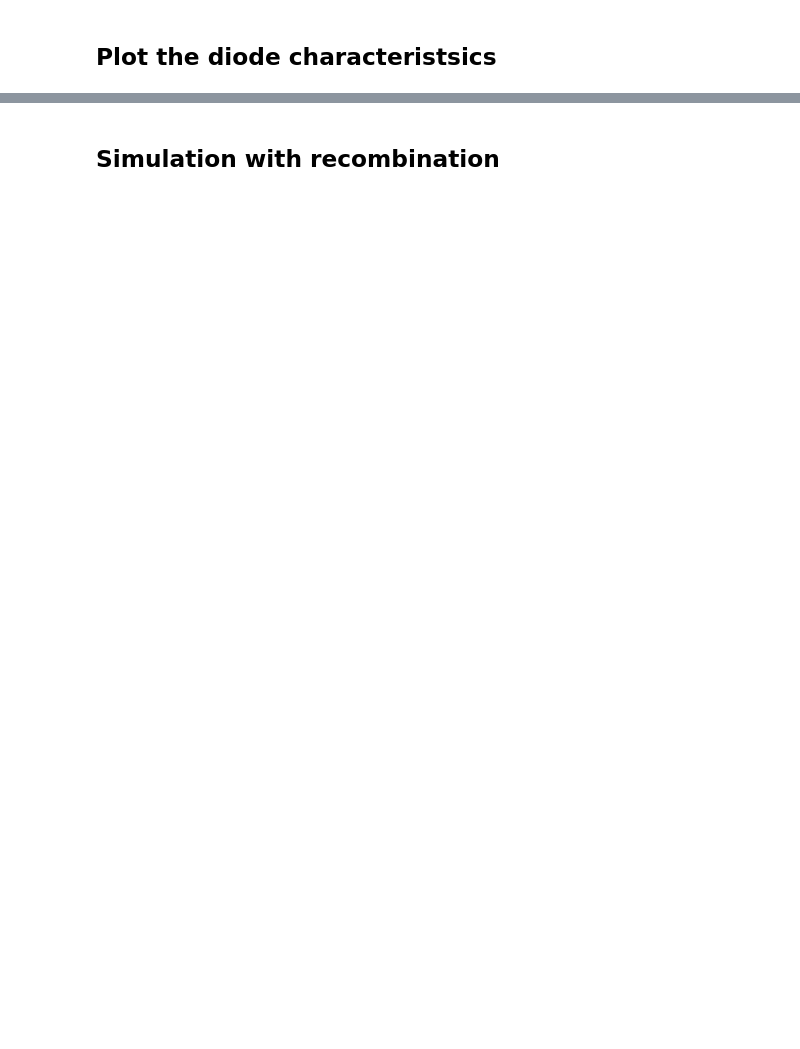
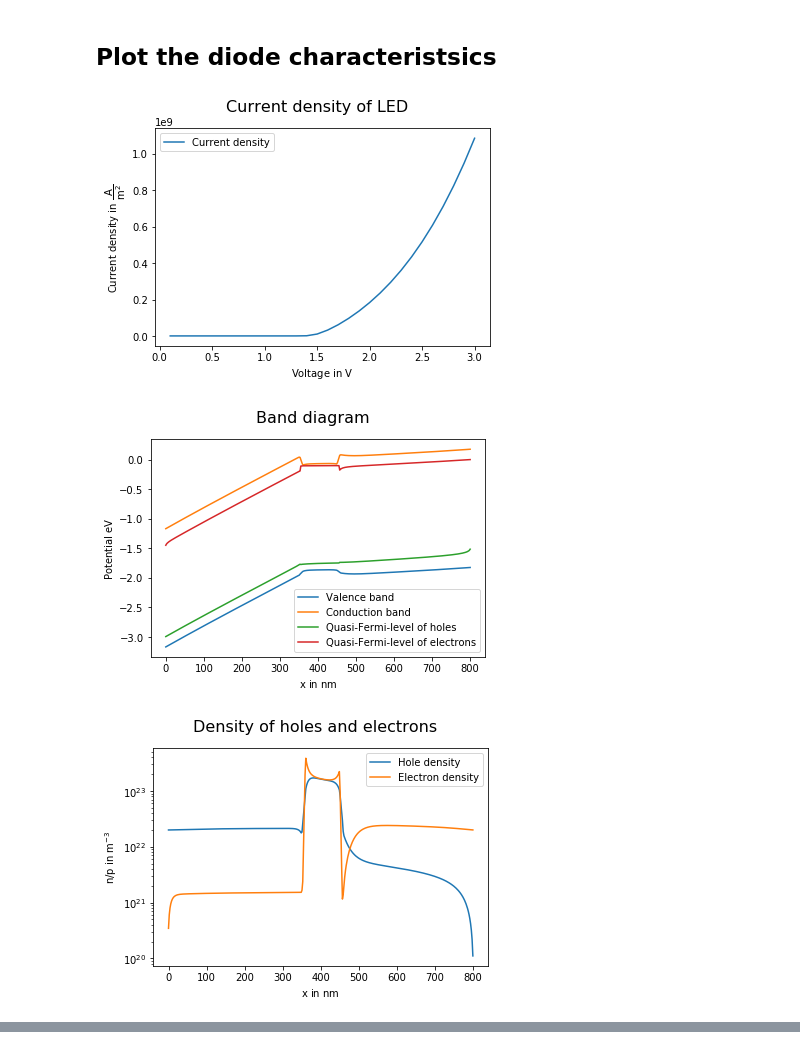
Before and after one commit to pabele/synumses, a Jupyter notebook: examples/jupyter/02_GaAs_LED/01_AlGaAs_LED.ipynb, the cells around one changed output, grey strips where cells are left out. Saved outputs shown, nothing was run; the diff lists cells and outputs as text; code cells hidden in the pictures; blank space fills up the shorter version.

```diff
--- a/examples/jupyter/02_GaAs_LED/01_AlGaAs_LED.ipynb
+++ b/examples/jupyter/02_GaAs_LED/01_AlGaAs_LED.ipynb
@@ -402,7 +480,7 @@ while (u_actual<=u_stop):
     step_back = 0.0
     while (True):
         print("Voltage:", u_actual + u_step/2**step_back)
-        if (solver.solve_bias(u_actual + u_step/2**step_back,0, norm_max=1E-2) == True):
+        if (solver.solve_bias(u_actual + u_step/2**step_back,0) == True):
 
             u_actual = u_actual + u_step/2**step_back
             break
@@ -413,6 +491,6 @@ while (u_actual<=u_stop):
     j = np.mean(hole_current_density() + electron_current_density())
     voltage.append(u_actual)
     current_density.append(j)
-    print(u_actual, ",", j)
+    print("Voltage:", u_actual, "and current density:", j)
 # %% [output]
 Voltage: 0.1
@@ -452,4 +515,19 @@ plt.show()
 # %%
+#
+# Plot diode characteristic
+#
+fig, axis = plt.subplots(1,1, sharey=True)
+fig.suptitle("Current density of LED", fontsize=16)
+
+axis.plot(voltage, current_density, label='Current density')
+
+axis.set_xlabel(r"Voltage in $\mathrm{V}$")
+axis.set_ylabel(r"Current density in $\mathrm{\dfrac{A}{m^2}}$")
+
+axis.legend()
+#plt.ylim(-1E7,1E7)
+plt.show()
+
 #
 # Plot band diagram
 #
@@ -493,31 +571,35 @@ plt.show()
 j_p =     hole_current_density()
 j_n = electron_current_density()
 
 fig, axis = plt.subplots(1,1, sharey=True)
 fig.suptitle("Current densities", fontsize=16)
 
 axis.plot(parameters.pos_x*1E9, j_p, label='Hole current density')
 axis.plot(parameters.pos_x*1E9, j_n, label='Electron current density')
 axis.plot(parameters.pos_x*1E9, j_n + j_p, label='Total current density')
 plt.xlabel(r"x in $\mathrm{nm}$")
 plt.ylabel(r"j in $\mathrm{\frac{A}{m^2}}$")
 axis.legend()
 plt.show()
 
 #
 # Plot recombination rate
 #
 calc_recombination()
 
 fig, axis = plt.subplots(1,1, sharey=True)
 fig.suptitle("Recombination", fontsize=16)
 
-axis.plot(1E9*parameters.pos_x,
+axis.semilogy(1E9*parameters.pos_x,
             parameters.q*calc_recombination()*parameters.dx,
             label='Recombination')
 
 plt.xlabel(r"x in $\mathrm{nm}$")
 plt.ylabel(r"r in $\mathrm{\dfrac{1}{m^3 s}}$")
 
 axis.legend()
 plt.show()
+# %% [output]
+[figure, added]
+[figure, added]
+[figure, added]
@@ -524,2 +607,0 @@ plt.show()
-# %% [markdown]
-## Simulation with recombination
```
Also changed, not shown: parts of 11 cells of this notebook, 38 other files.
